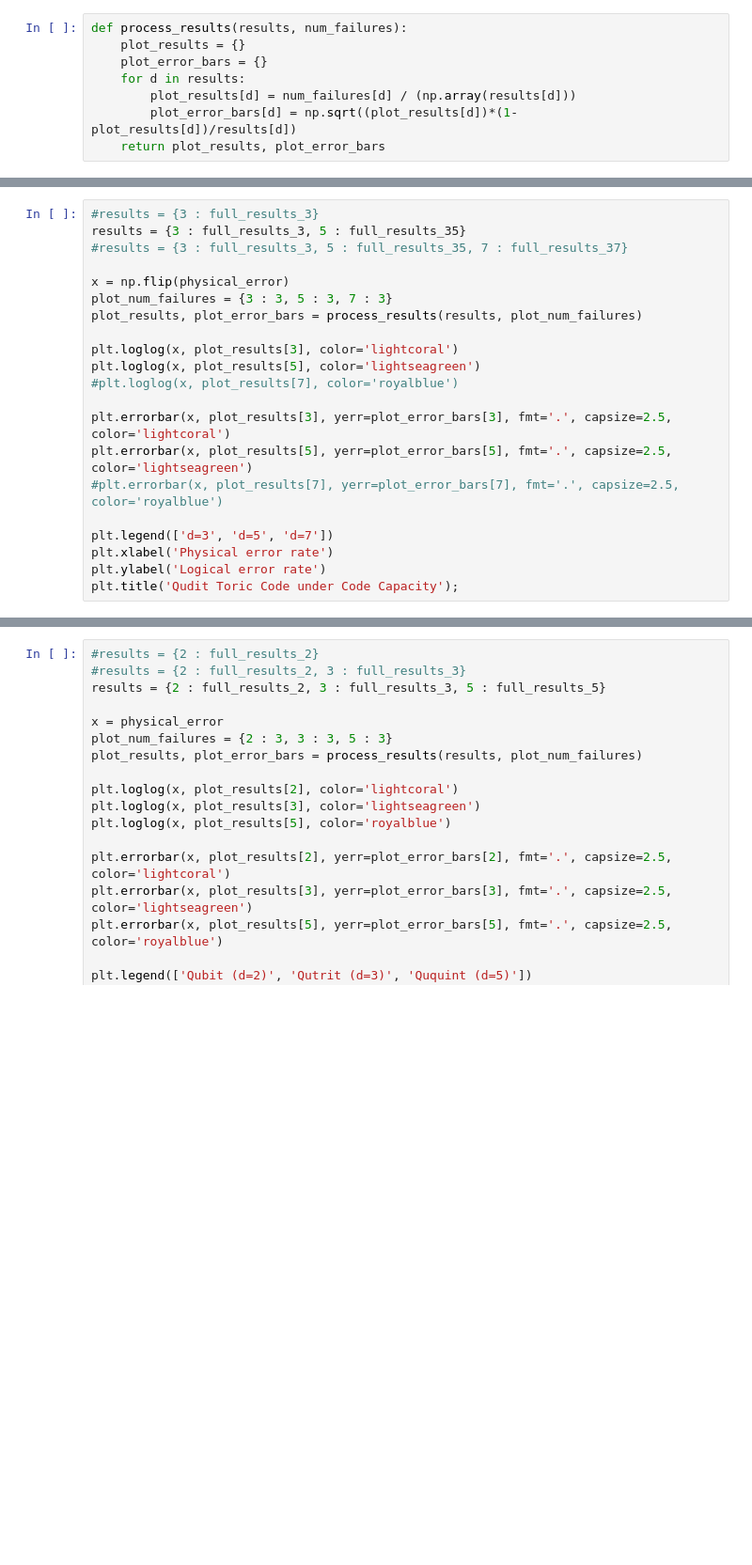
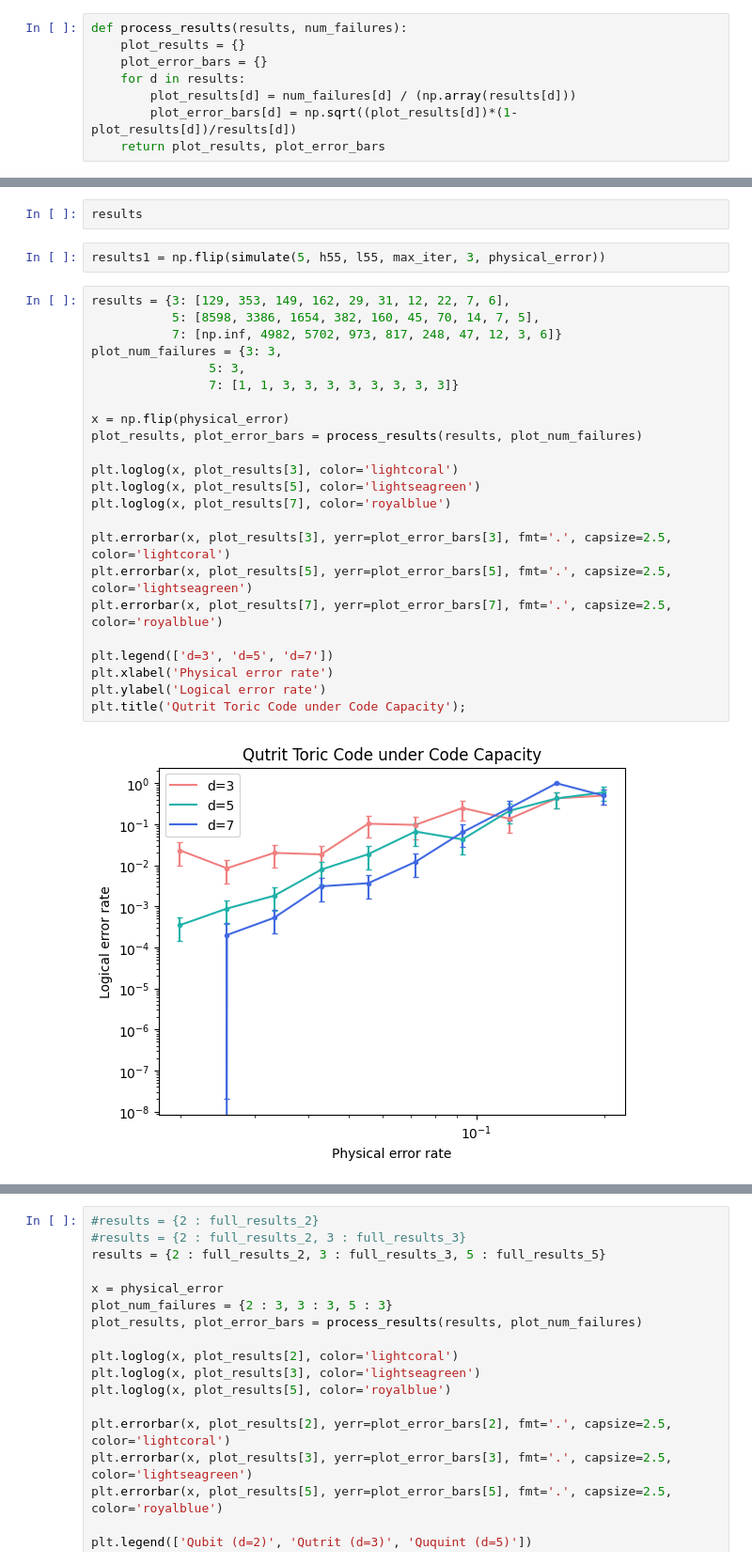
Before and after one commit to e-kneip/bbqudit, a Jupyter notebook: bbq/bp_experiments.ipynb, the cells around one changed output, grey strips where cells are left out. Shown at 94% size. Saved outputs shown, nothing was run; the diff lists cells and outputs as text; blank space fills up the shorter version.

```diff
--- a/bbq/bp_experiments.ipynb
+++ b/bbq/bp_experiments.ipynb
@@ -123,21 +153,29 @@ full_results_35
+# %%
+results
+# %%
+results1 = np.flip(simulate(5, h55, l55, max_iter, 3, physical_error))
 # %%
-#results = {3 : full_results_3}
-results = {3 : full_results_3, 5 : full_results_35}
-#results = {3 : full_results_3, 5 : full_results_35, 7 : full_results_37}
+results = {3: [129, 353, 149, 162, 29, 31, 12, 22, 7, 6],
+           5: [8598, 3386, 1654, 382, 160, 45, 70, 14, 7, 5],
+           7: [np.inf, 4982, 5702, 973, 817, 248, 47, 12, 3, 6]}
+plot_num_failures = {3: 3,
+                5: 3,
+                7: [1, 1, 3, 3, 3, 3, 3, 3, 3, 3]}
 
 x = np.flip(physical_error)
-plot_num_failures = {3 : 3, 5 : 3, 7 : 3}
 plot_results, plot_error_bars = process_results(results, plot_num_failures)
 
 plt.loglog(x, plot_results[3], color='lightcoral')
 plt.loglog(x, plot_results[5], color='lightseagreen')
-#plt.loglog(x, plot_results[7], color='royalblue')
+plt.loglog(x, plot_results[7], color='royalblue')
 
 plt.errorbar(x, plot_results[3], yerr=plot_error_bars[3], fmt='.', capsize=2.5, color='lightcoral')
 plt.errorbar(x, plot_results[5], yerr=plot_error_bars[5], fmt='.', capsize=2.5, color='lightseagreen')
-#plt.errorbar(x, plot_results[7], yerr=plot_error_bars[7], fmt='.', capsize=2.5, color='royalblue')
+plt.errorbar(x, plot_results[7], yerr=plot_error_bars[7], fmt='.', capsize=2.5, color='royalblue')
 
 plt.legend(['d=3', 'd=5', 'd=7'])
 plt.xlabel('Physical error rate')
 plt.ylabel('Logical error rate')
-plt.title('Qudit Toric Code under Code Capacity');
+plt.title('Qutrit Toric Code under Code Capacity');
+# %% [output]
+[figure, added]
```
Also changed, not shown: parts of 7 cells of this notebook, 4 other files.
